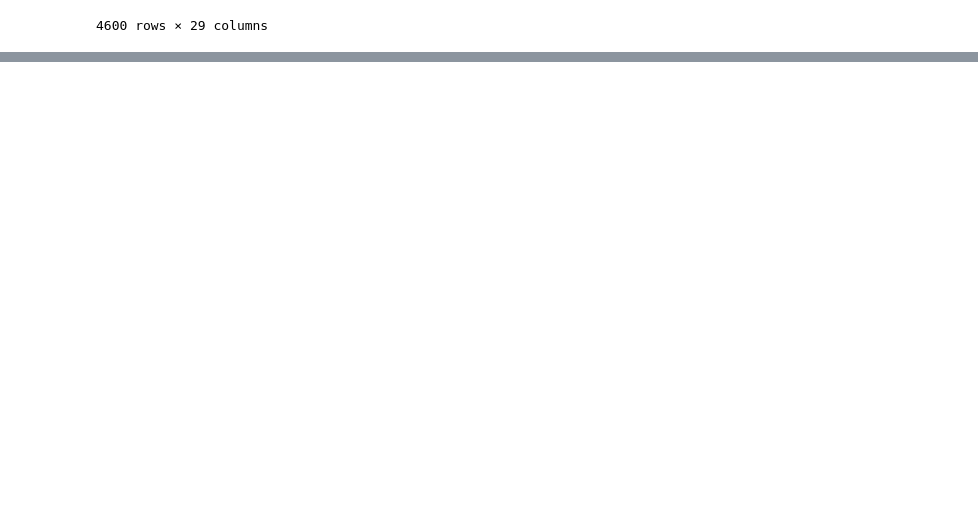
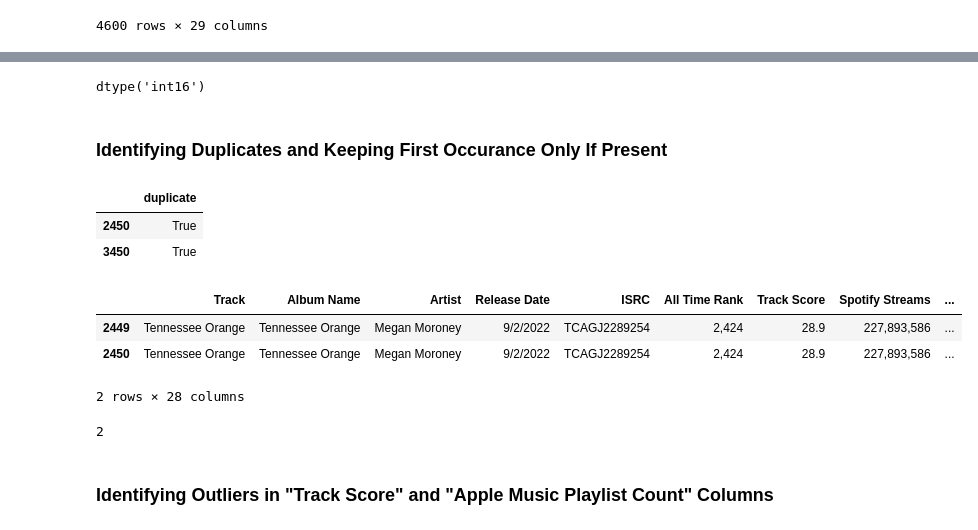
Before and after one commit to SMares1/SpotifyAnalysis, a Jupyter notebook: main.ipynb, the cells around one changed output, grey strips where cells are left out. Saved outputs shown, nothing was run; the diff lists cells and outputs as text; code cells hidden in the pictures; blank space fills up the shorter version.

```diff
--- a/main.ipynb
+++ b/main.ipynb
@@ -27,0 +55,3 @@ dataset
+# %%
+dataset.drop('TIDAL Popularity', axis=1, inplace=True)
+dataset.info()
@@ -27,0 +82,3 @@ dataset
+# %%
+dataset['Spotify Playlist Count'] = dataset['Spotify Playlist Count'].fillna(0)
+dataset['Spotify Playlist Count'].isnull().sum()
@@ -27,0 +87,3 @@ dataset
+# %%
+dataset['Spotify Playlist Count'] = dataset['Spotify Playlist Count'].apply(lambda x: str(x).replace(',', ''))
+dataset['Spotify Playlist Count']
@@ -27,0 +103,27 @@ dataset
+# %%
+dataset['Spotify Playlist Count'] = dataset['Spotify Playlist Count'].astype('int16')
+dataset['Spotify Playlist Count'].dtype
+# %% [output]
+dtype('int16')
+# %% [markdown]
+### Identifying Duplicates and Keeping First Occurance Only If Present
+# %%
+data_duplicates = pd.DataFrame(dataset.duplicated()).rename(columns={0: 'duplicate'})
+data_duplicates[data_duplicates['duplicate'] == True]
+# %% [output]
+|  | duplicate |
+| 2450 | True |
+| 3450 | True |
+# %%
+dataset.iloc[2449: 2451]
+# %% [output]
+|  | Track | Album Name | Artist | Release Date | ISRC | All Time Rank | Track Score | Spotify Streams | ... |
+| 2449 | Tennessee Orange | Tennessee Orange | Megan Moroney | 9/2/2022 | TCAGJ2289254 | 2,424 | 28.9 | 227,893,586 | ... |
+| 2450 | Tennessee Orange | Tennessee Orange | Megan Moroney | 9/2/2022 | TCAGJ2289254 | 2,424 | 28.9 | 227,893,586 | ... |
+2 rows × 28 columns
+# %%
+dataset.duplicated().sum()
+# %% [output]
+2
+# %% [markdown]
+### Identifying Outliers in "Track Score" and "Apple Music Playlist Count" Columns
```
Also changed, not shown: parts of 31 cells of this notebook.
